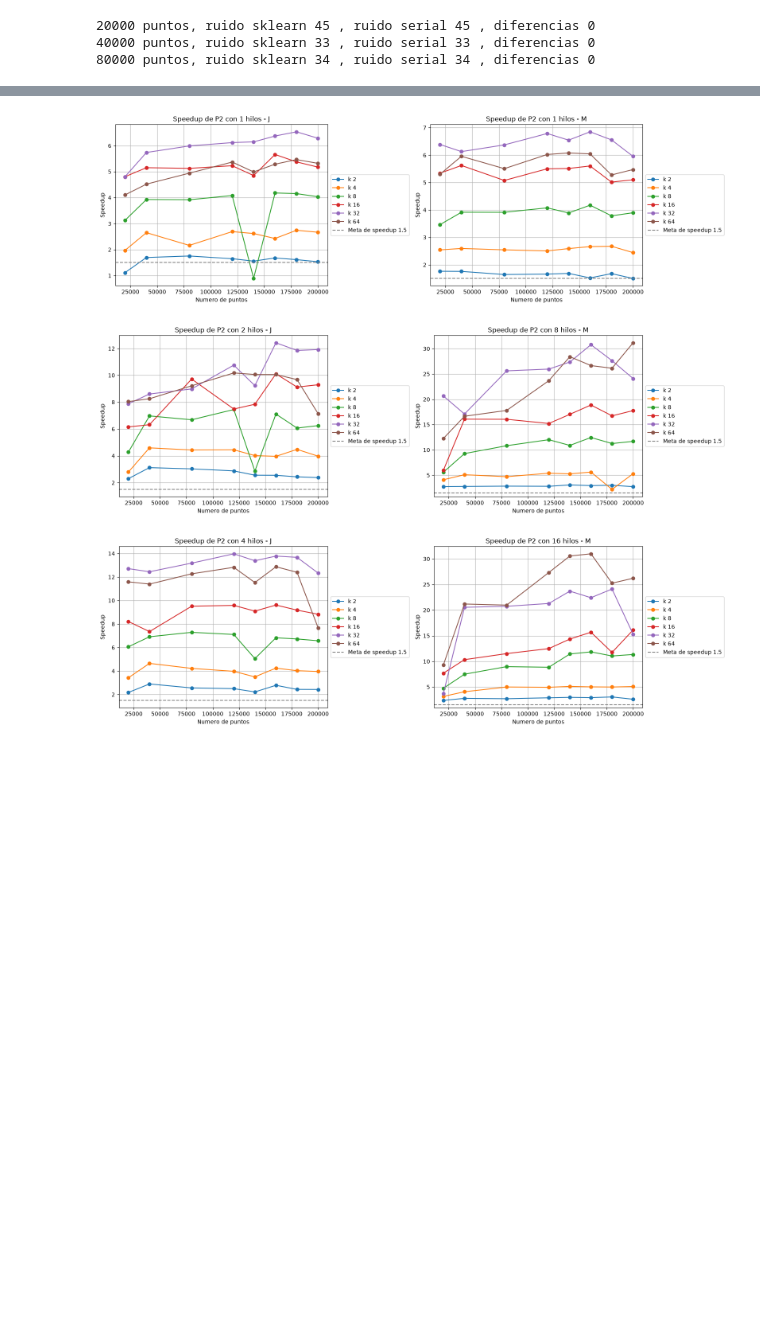
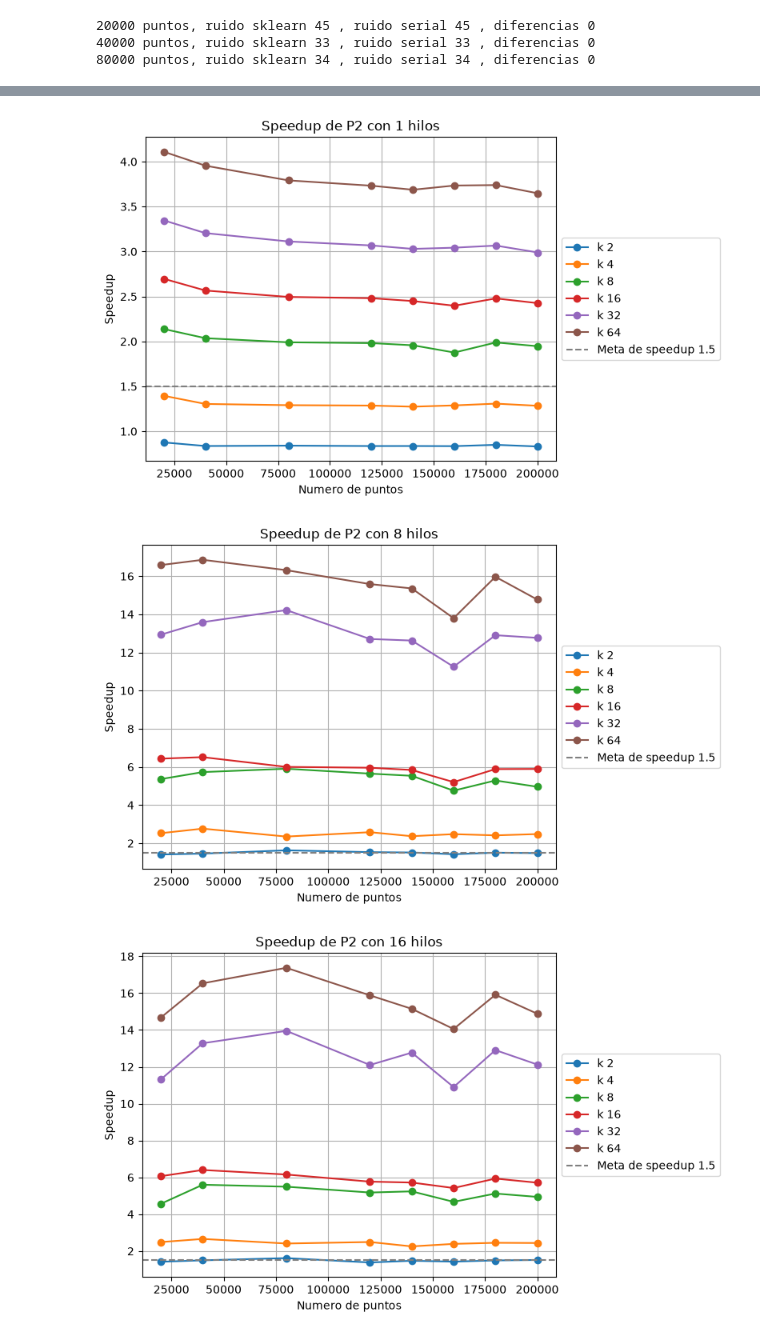
Before and after one commit to Joselmi/ProyectoParaleloV2, a Jupyter notebook: DBSCAN_noise_proyecto.ipynb, the cells around one changed output, grey strips where cells are left out. Drawn from its saved outputs; the diff is of its cells as text; code cells hidden in the pictures; blank space fills up the shorter version.

```diff
--- a/DBSCAN_noise_proyecto.ipynb
+++ b/DBSCAN_noise_proyecto.ipynb
@@ -199,54 +146,39 @@ for vista in ["J", "M", "U"]:
 # %%
 # Speedup de P2 con distinto numero de hilos y distintos valores de k
 # Cada figura usa el mismo lugar de la lista de hilos, que es 1, la mitad de los cores, los cores y el doble
-# Una grafica solo de J, otra solo de M y otra con las dos, J a la izquierda y M a la derecha
 nombres = ["un_hilo", "mitad_cores", "cores", "doble_cores"]
 for posicion in range(4):
-    for vista in ["J", "M", "U"]:
-        if vista == "U":
-            plt.figure(figsize=(16, 5))
-        else:
-            plt.figure(figsize=(8, 5))
+    plt.figure(figsize=(8, 5))
 
-        for lado in range(2):
-            equipo = equipos[lado]
-            if vista == "U" or vista == equipo:
-                if vista == "U":
-                    plt.subplot(1, 2, lado + 1)
+    datosSerial = np.loadtxt("datos/tiempos_serial.csv", delimiter=",", skiprows=1)
+    tamanos = datosSerial.T[0]
+    promedios = datosSerial.T[1]
+    datosP1 = np.loadtxt("datos/tiempos_p1.csv", delimiter=",", skiprows=1)
+    datosP2 = np.loadtxt("datos/tiempos_p2.csv", delimiter=",", skiprows=1)
 
-                datosSerial = np.loadtxt("datos/tiempos_serial_"+equipo+".csv", delimiter=",", skiprows=1)
-                tamanos = datosSerial.T[0]
-                promedios = datosSerial.T[1]
-                datosP1 = np.loadtxt("datos/tiempos_p1_"+equipo+".csv", delimiter=",", skiprows=1)
-                datosP2 = np.loadtxt("datos/tiempos_p2_"+equipo+".csv", delimiter=",", skiprows=1)
+    hilos = []
+    for fila in datosP1:
+        if fila[0] == tamanos[0]:
+            hilos.append(int(fila[1]))
+    h = hilos[posicion]
 
-                hilos = []
-                for fila in datosP1:
-                    if fila[0] == tamanos[0]:
-                        hilos.append(int(fila[1]))
-                h = hilos[posicion]
-
-                for k in [2, 4, 8, 16, 32, 64]:
-                    speedups = []
-                    for i in range(len(tamanos)):
-                        for fila in datosP2:
-                            if fila[0] == tamanos[i] and fila[1] == h and fila[2] == k:
-                                speedups.append(promedios[i] / fila[3])
-                    plt.plot(tamanos, speedups, marker="o", label="k " + str(k))
-                plt.axhline(1.5, color="gray", linestyle="dashed", label="Meta de speedup 1.5")
-                plt.title("Speedup de P2 con " + str(h) + " hilos - " + equipo)
-                plt.xlabel("Numero de puntos")
-                plt.ylabel("Speedup")
-                plt.grid(True)
-                plt.legend(loc="center left", bbox_to_anchor=(1, 0.5))
-        plt.tight_layout()
-        plt.savefig("graficas/speedup_p2_" + nombres[posicion] + "_" + vista + ".png")
-        # Solo se muestra la grafica con las dos computadoras, las otras solo se guardan
-        if vista == "U":
-            plt.show()
-        else:
-            plt.close()
+    for k in [2, 4, 8, 16, 32, 64]:
+        speedups = []
+        for i in range(len(tamanos)):
+            for fila in datosP2:
+                if fila[0] == tamanos[i] and fila[1] == h and fila[2] == k:
+                    speedups.append(promedios[i] / fila[3])
+        plt.plot(tamanos, speedups, marker="o", label="k " + str(k))
+    plt.axhline(1.5, color="gray", linestyle="dashed", label="Meta de speedup 1.5")
+    plt.title("Speedup de P2 con " + str(h) + " hilos")
+    plt.xlabel("Numero de puntos")
+    plt.ylabel("Speedup")
+    plt.grid(True)
+    plt.legend(loc="center left", bbox_to_anchor=(1, 0.5))
+    plt.tight_layout()
+    plt.savefig("graficas/speedup_p2_" + nombres[posicion] + ".png")
+    plt.show()
 # %% [output]
-[figure, old version]
+[figure, new version]
-[figure, old version]
+[figure, new version]
-[figure, old version]
+[figure, new version]
```
Also changed, not shown: parts of 7 cells of this notebook, 51 other files.
